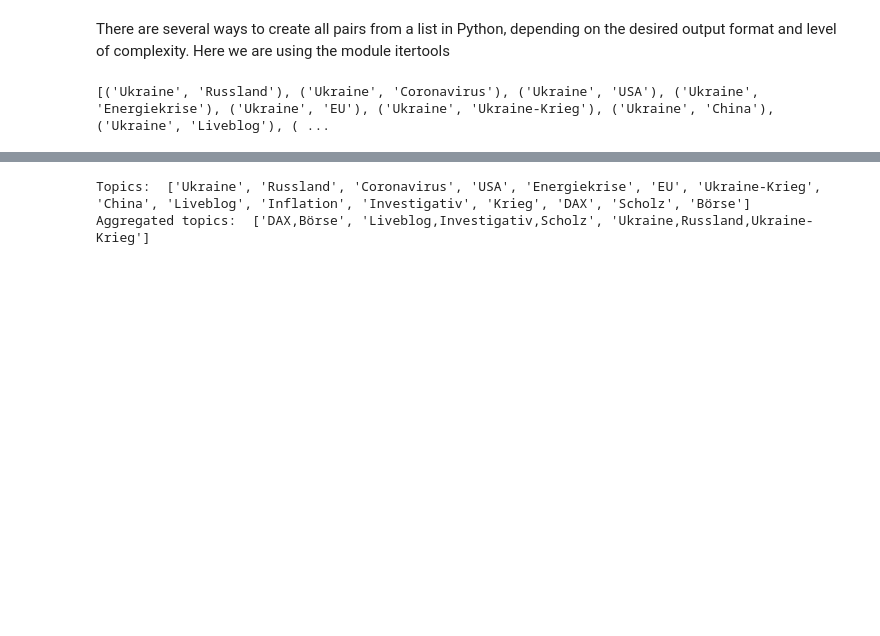
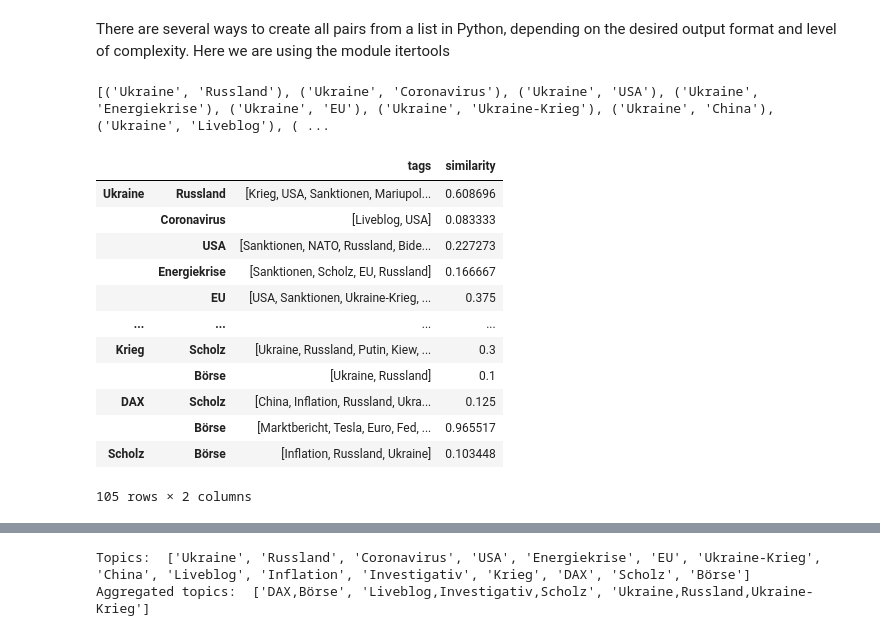
Before and after one commit to TheFerry10/financial-scraping, a Jupyter notebook: 02-news-tags-EDA-advanced.ipynb, the cells around one changed output, grey strips where cells are left out. Cells and saved outputs as stored; diff of their text form; code cells hidden in the pictures; blank space fills up the shorter version.

```diff
--- a/02-news-tags-EDA-advanced.ipynb
+++ b/02-news-tags-EDA-advanced.ipynb
@@ -178,0 +212,16 @@ for tag_pair in tag_pairs:
+# %%
+topic_pair_similarity
+# %% [output]
+|  |  | tags | similarity |
+| Ukraine | Russland | [Krieg, USA, Sanktionen, Mariupol... | 0.608696 |
+|  | Coronavirus | [Liveblog, USA] | 0.083333 |
+|  | USA | [Sanktionen, NATO, Russland, Bide... | 0.227273 |
+|  | Energiekrise | [Sanktionen, Scholz, EU, Russland] | 0.166667 |
+|  | EU | [USA, Sanktionen, Ukraine-Krieg, ... | 0.375 |
+| ... | ... | ... | ... |
+| Krieg | Scholz | [Ukraine, Russland, Putin, Kiew, ... | 0.3 |
+|  | Börse | [Ukraine, Russland] | 0.1 |
+| DAX | Scholz | [China, Inflation, Russland, Ukra... | 0.125 |
+|  | Börse | [Marktbericht, Tesla, Euro, Fed, ... | 0.965517 |
+| Scholz | Börse | [Inflation, Russland, Ukraine] | 0.103448 |
+105 rows × 2 columns
```
Also changed, not shown: parts of 10 cells of this notebook, 1 other file.
